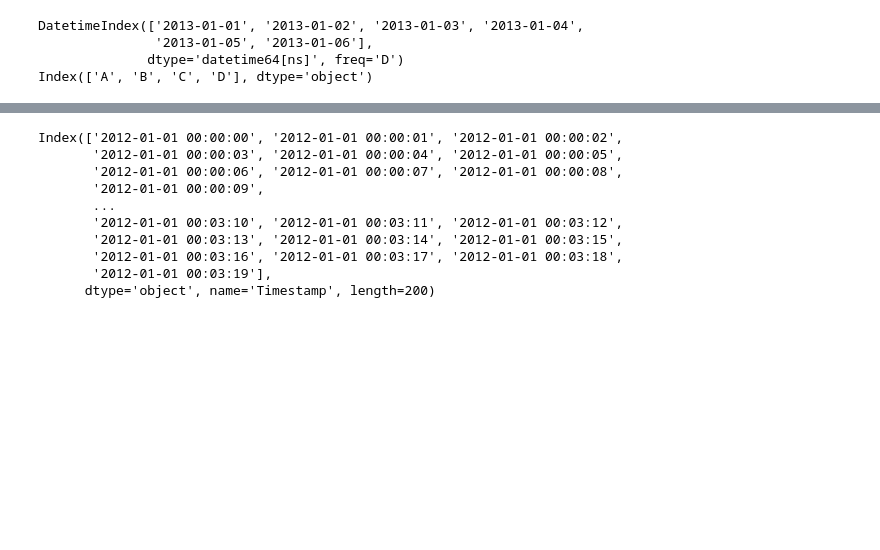
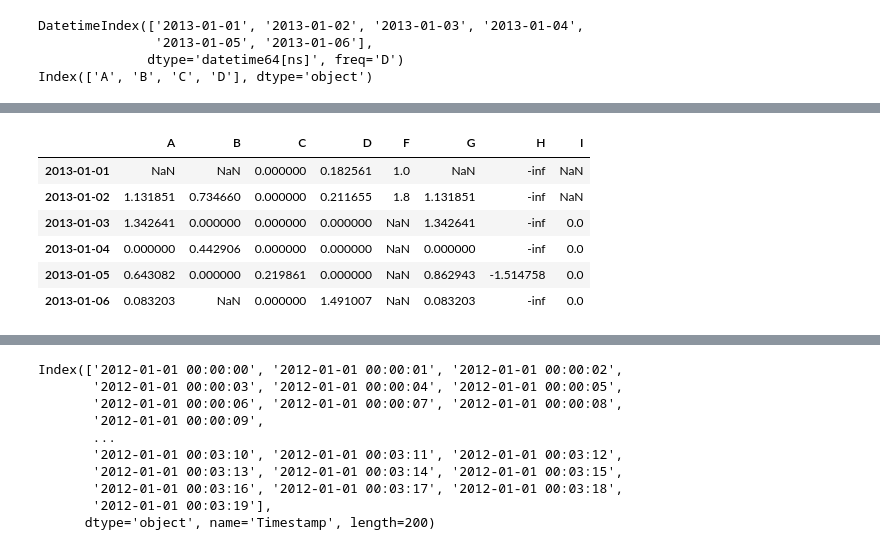
Before and after one commit to rodrigoms95/Hidro_sup, a Jupyter notebook: Clase 3/pandas.ipynb, the cells around one changed output, grey strips where cells are left out. Saved outputs shown, nothing was run; the diff lists cells and outputs as text; code cells hidden in the pictures; blank space fills up the shorter version.

Commit message:
agregar shift

```diff
--- a/Clase 3/pandas.ipynb
+++ b/Clase 3/pandas.ipynb
@@ -402,3 +403,17 @@ df
+# %%
+# Recorrer una columna una cierta cantidad de filas.
+
+df["I"] = df["C"].shift(2)
+
+df
+# %% [output]
+|  | A | B | C | D | F | G | H | I |
+| 2013-01-01 | NaN | NaN | 0.000000 | 0.182561 | 1.0 | NaN | -inf | NaN |
+| 2013-01-02 | 1.131851 | 0.734660 | 0.000000 | 0.211655 | 1.8 | 1.131851 | -inf | NaN |
+| 2013-01-03 | 1.342641 | 0.000000 | 0.000000 | 0.000000 | NaN | 1.342641 | -inf | 0.0 |
+| 2013-01-04 | 0.000000 | 0.442906 | 0.000000 | 0.000000 | NaN | 0.000000 | -inf | 0.0 |
+| 2013-01-05 | 0.643082 | 0.000000 | 0.219861 | 0.000000 | NaN | 0.862943 | -1.514758 | 0.0 |
+| 2013-01-06 | 0.083203 | NaN | 0.000000 | 1.491007 | NaN | 0.083203 | -inf | 0.0 |
 # %%
 # Se puede obtener un histograma.
 
```
Also changed, not shown: parts of 38 cells of this notebook, 1 other file.
